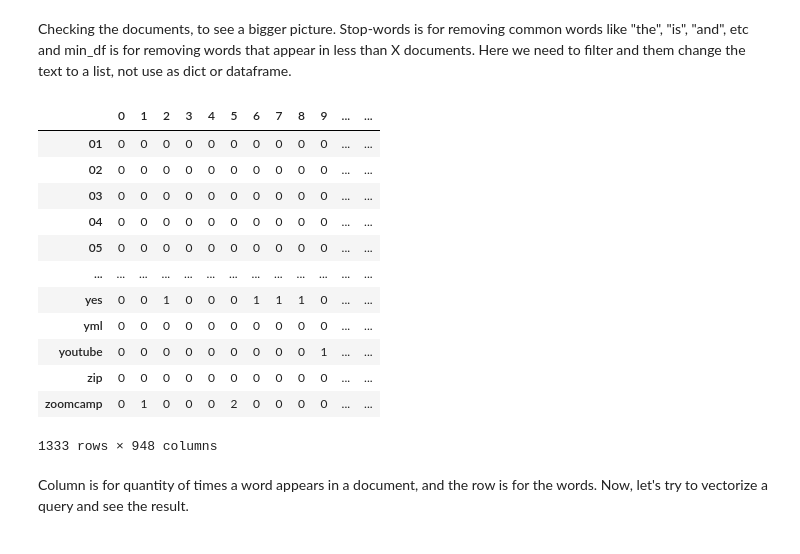
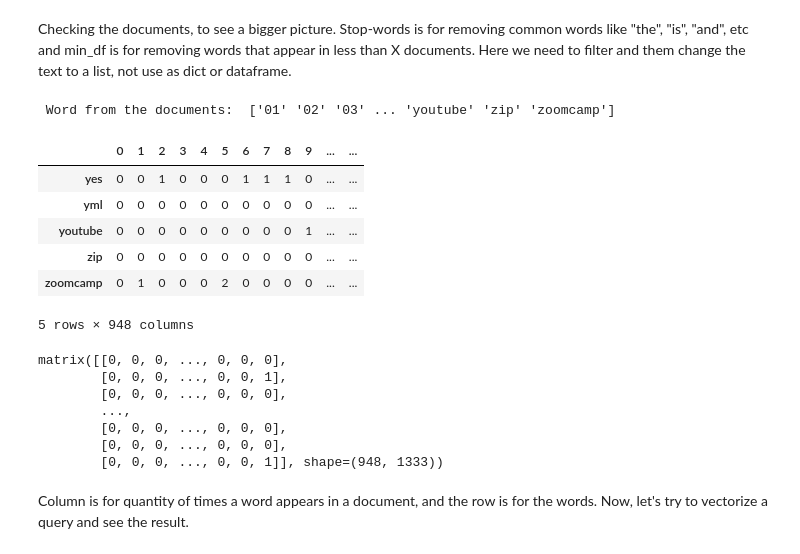
Before and after one commit to Thdahwache/simple-search-engine, a Jupyter notebook: faq-rag-search-engine.ipynb, the cells around one changed output. Drawn from its saved outputs; the diff is of its cells as text; code cells hidden in the pictures.

```diff
--- a/faq-rag-search-engine.ipynb
+++ b/faq-rag-search-engine.ipynb
@@ -81,26 +81,32 @@ Checking the documents, to see a bigger picture. Stop-words is for removing comm
 Here we need to filter and them change the text to a list, not use as dict or dataframe.
 # %%
 cv = CountVectorizer(stop_words='english', min_df = 5)
-X = cv.fit_transform(df.text)
+X = cv.fit_transform(list(df.text))
 
 names = cv.get_feature_names_out()
+print("\n\n Word from the documents: ", names)
 
 df_docs = pd.DataFrame(X.toarray(), columns=names).T
-df_docs
+df_docs.tail()
 # %% [output]
+ Word from the documents:  ['01' '02' '03' ... 'youtube' 'zip' 'zoomcamp']
 |  | 0 | 1 | 2 | 3 | 4 | 5 | 6 | 7 | 8 | 9 | ... | ... |
-| 01 | 0 | 0 | 0 | 0 | 0 | 0 | 0 | 0 | 0 | 0 | ... | ... |
-| 02 | 0 | 0 | 0 | 0 | 0 | 0 | 0 | 0 | 0 | 0 | ... | ... |
-| 03 | 0 | 0 | 0 | 0 | 0 | 0 | 0 | 0 | 0 | 0 | ... | ... |
-| 04 | 0 | 0 | 0 | 0 | 0 | 0 | 0 | 0 | 0 | 0 | ... | ... |
-| 05 | 0 | 0 | 0 | 0 | 0 | 0 | 0 | 0 | 0 | 0 | ... | ... |
-| ... | ... | ... | ... | ... | ... | ... | ... | ... | ... | ... | ... | ... |
 | yes | 0 | 0 | 1 | 0 | 0 | 0 | 1 | 1 | 1 | 0 | ... | ... |
 | yml | 0 | 0 | 0 | 0 | 0 | 0 | 0 | 0 | 0 | 0 | ... | ... |
 | youtube | 0 | 0 | 0 | 0 | 0 | 0 | 0 | 0 | 0 | 1 | ... | ... |
 | zip | 0 | 0 | 0 | 0 | 0 | 0 | 0 | 0 | 0 | 0 | ... | ... |
 | zoomcamp | 0 | 1 | 0 | 0 | 0 | 2 | 0 | 0 | 0 | 0 | ... | ... |
-1333 rows × 948 columns
+5 rows × 948 columns
+# %%
+X.todense()
+# %% [output]
+matrix([[0, 0, 0, ..., 0, 0, 0],
+        [0, 0, 0, ..., 0, 0, 1],
+        [0, 0, 0, ..., 0, 0, 0],
+        ...,
+        [0, 0, 0, ..., 0, 0, 0],
+        [0, 0, 0, ..., 0, 0, 0],
+        [0, 0, 0, ..., 0, 0, 1]], shape=(948, 1333))
 # %% [markdown]
 Column is for quantity of times a word appears in a document, and the row is for the words.
 Now, let's try to vectorize a query and see the result.
```
Also changed, not shown: parts of 8 cells of this notebook.
